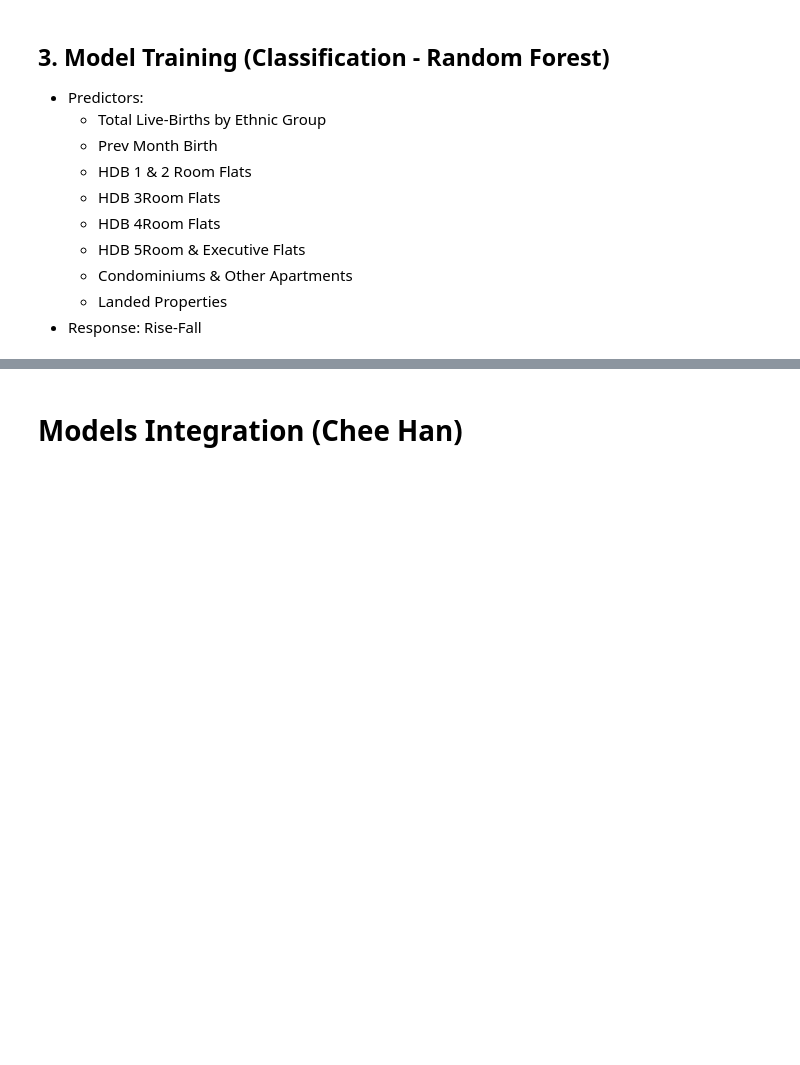
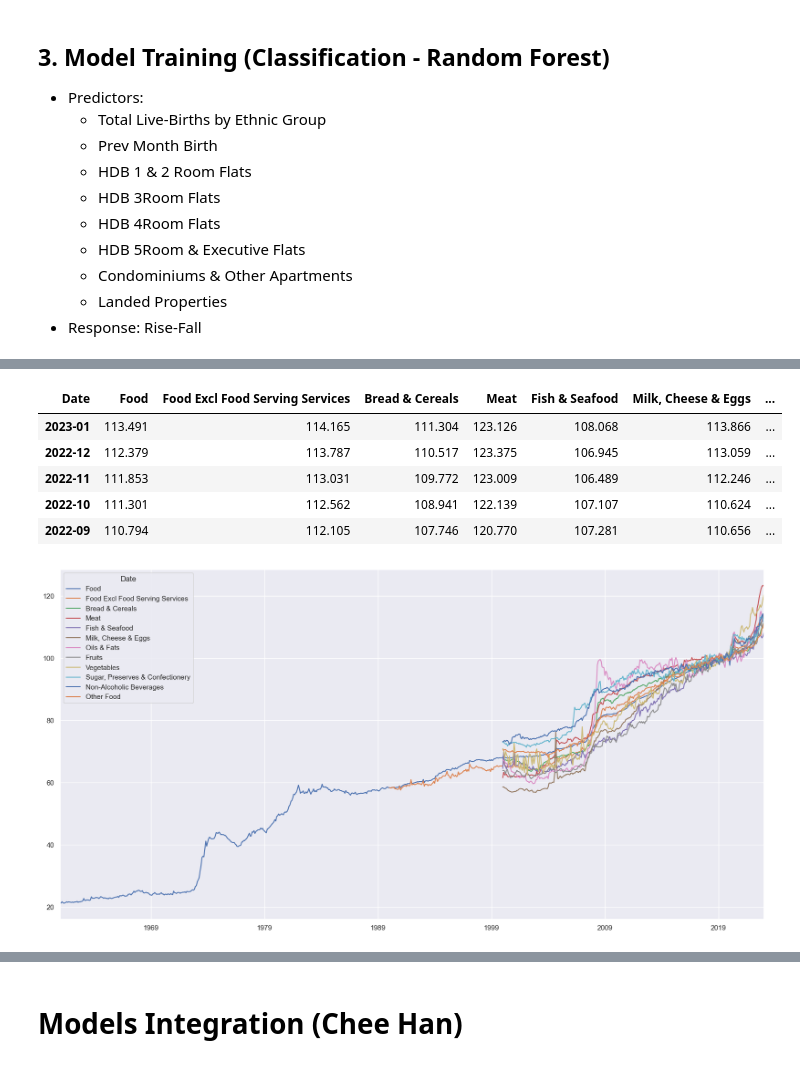
Before and after one commit to SleepHan/SC1015-Mini-Project, a Jupyter notebook: Main Analysis.ipynb, the cells around one changed output, grey strips where cells are left out. Drawn from its saved outputs; the diff is of its cells as text; code cells hidden in the pictures; blank space fills up the shorter version.

Commit message:
Grocery

```diff
--- a/Main Analysis.ipynb
+++ b/Main Analysis.ipynb
@@ -975,0 +1035,4 @@ incomeMod = results[0][-1]
+# %%
+cpi = pd.read_csv('Datasets/Groceries_clean.csv')
+pd.set_option('display.max_columns', None)
+pd.set_option('display.max_rows', None)
@@ -975,0 +1041,11 @@ incomeMod = results[0][-1]
+# %%
+#set data series as index and convert to date time
+cpi = cpi.rename(columns = {'Data Series':'Date'})
+cpi.set_index('Date',inplace=True)
+cpi = cpi.rename(columns=lambda x: x.strip())
+cpi.columns = pd.DatetimeIndex(cpi.columns).to_period('M')
+
+cpi = cpi.T
+cpi = cpi.rename(columns=lambda x: x.strip())
+cpi = cpi.reindex()
+cpi.head()
@@ -975,0 +1059,13 @@ incomeMod = results[0][-1]
+# %%
+grocery = cpi[['Food','Food Excl Food Serving Services','Bread & Cereals','Meat','Fish & Seafood','Milk, Cheese & Eggs','Oils & Fats','Fruits','Vegetables','Sugar, Preserves & Confectionery','Non-Alcoholic Beverages','Other Food']].replace('na', np.nan)
+grocery = grocery.apply(pd.to_numeric)
+grocery.plot(figsize=(20, 10))
+grocery.head()
+# %% [output]
+| Date | Food | Food Excl Food Serving Services | Bread & Cereals | Meat | Fish & Seafood | Milk, Cheese & Eggs | ... |
+| 2023-01 | 113.491 | 114.165 | 111.304 | 123.126 | 108.068 | 113.866 | ... |
+| 2022-12 | 112.379 | 113.787 | 110.517 | 123.375 | 106.945 | 113.059 | ... |
+| 2022-11 | 111.853 | 113.031 | 109.772 | 123.009 | 106.489 | 112.246 | ... |
+| 2022-10 | 111.301 | 112.562 | 108.941 | 122.139 | 107.107 | 110.624 | ... |
+| 2022-09 | 110.794 | 112.105 | 107.746 | 120.770 | 107.281 | 110.656 | ... |
+[figure, added]
```
Also changed, not shown: parts of 18 cells of this notebook, 1 other file.
